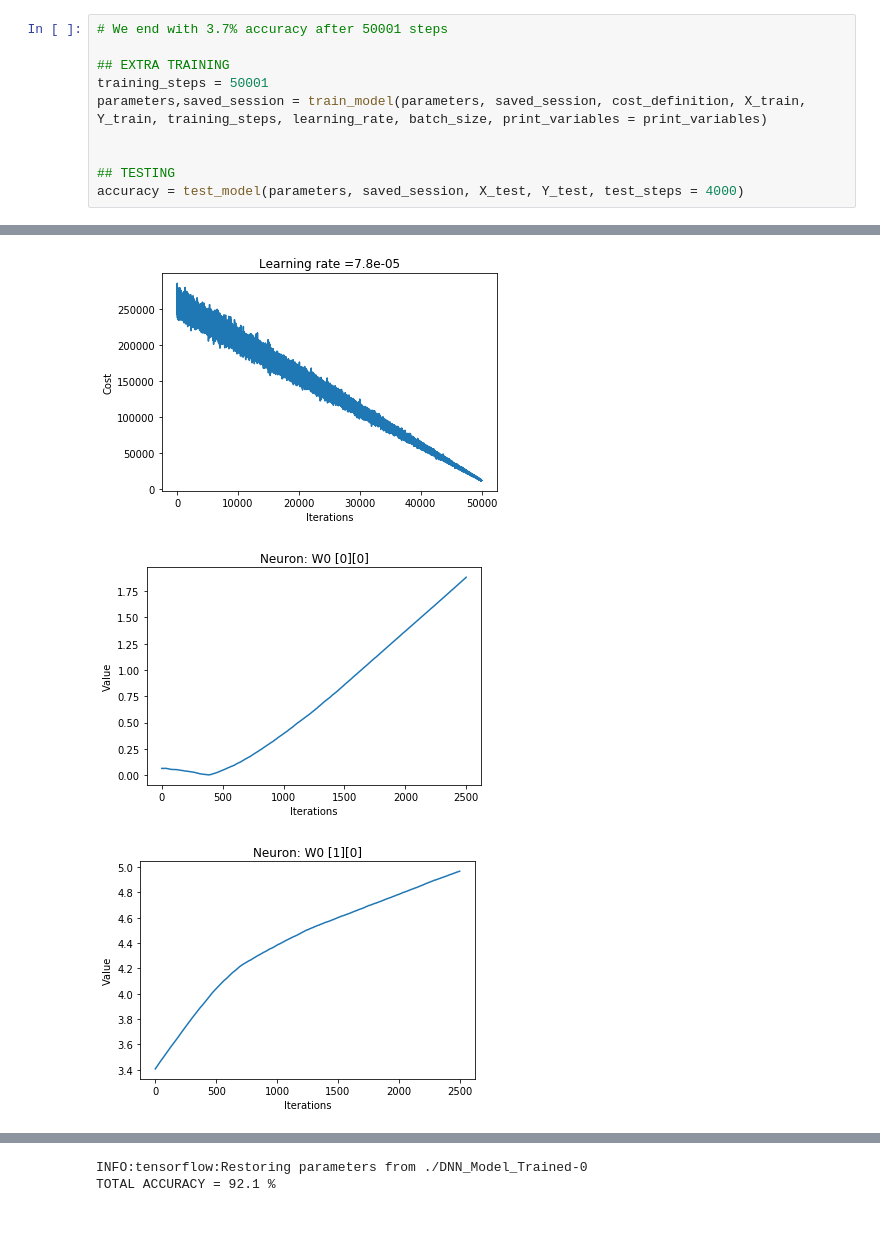
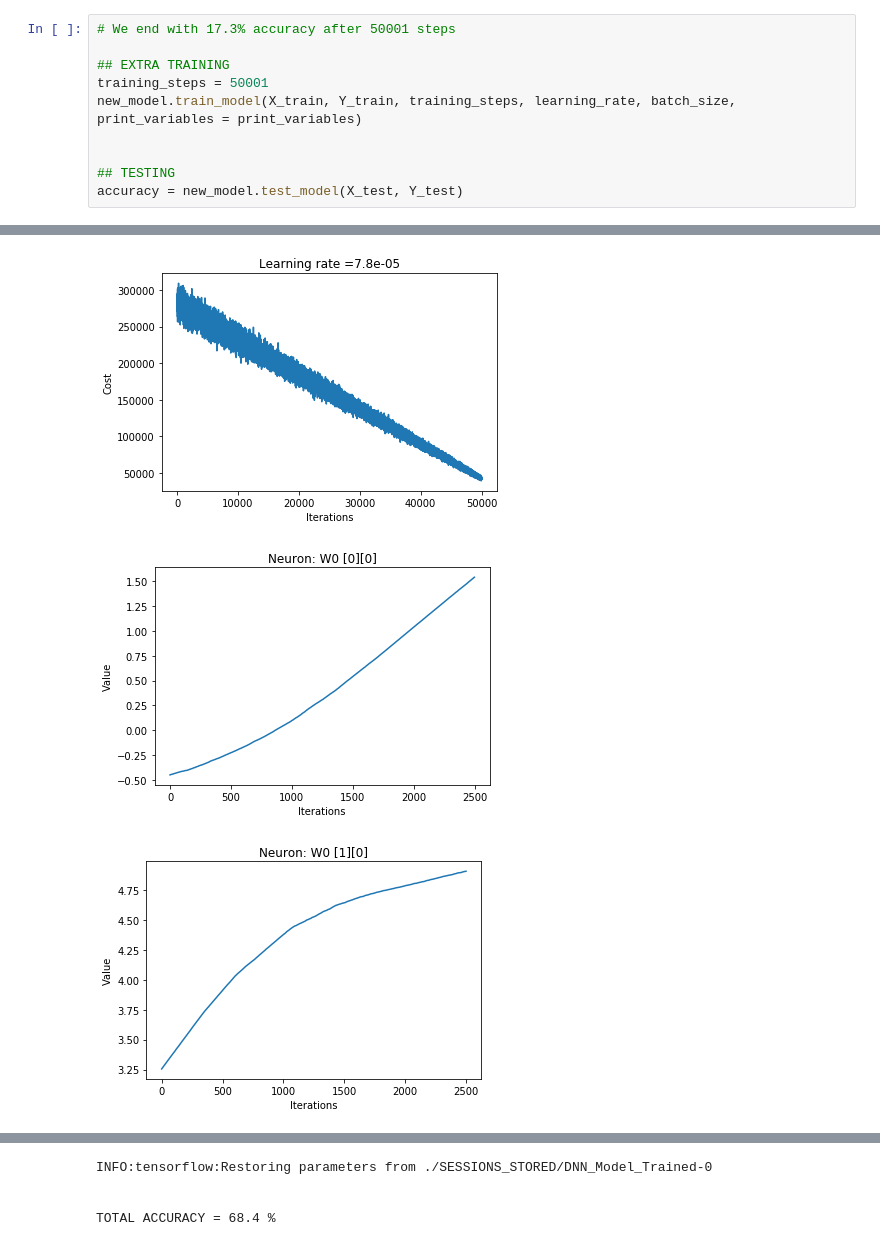
Before and after one commit to juanvergaramunoz/ML_Algorithms, a Jupyter notebook: Customizable DNN - Tensorflow.ipynb, the cells around one changed output, grey strips where cells are left out. Saved outputs shown, nothing was run; the diff lists cells and outputs as text.

```diff
--- a/Customizable DNN - Tensorflow.ipynb
+++ b/Customizable DNN - Tensorflow.ipynb
@@ -388,11 +763,11 @@ TOTAL ACCURACY = 3.7 %
 # %%
-# We end with 3.7% accuracy after 50001 steps
+# We end with 17.3% accuracy after 50001 steps
 
 ## EXTRA TRAINING
 training_steps = 50001
-parameters,saved_session = train_model(parameters, saved_session, cost_definition, X_train, Y_train, training_steps, learning_rate, batch_size, print_variables = print_variables)
+new_model.train_model(X_train, Y_train, training_steps, learning_rate, batch_size, print_variables = print_variables)
 
 
 ## TESTING
-accuracy = test_model(parameters, saved_session, X_test, Y_test, test_steps = 4000)
+accuracy = new_model.test_model(X_test, Y_test)
 # %% [output]
@@ -416,4 +791,4 @@ Final cost = 11709.34
-[figure, old version]
+[figure, new version]
-[figure, old version]
+[figure, new version]
-[figure, old version]
+[figure, new version]
 [figure]
@@ -420,3 +796,5 @@ Final cost = 11709.34
-INFO:tensorflow:Restoring parameters from ./DNN_Model_Trained-0
-TOTAL ACCURACY = 92.1 %
+INFO:tensorflow:Restoring parameters from ./SESSIONS_STORED/DNN_Model_Trained-0
+
+
+TOTAL ACCURACY = 68.4 %
 # %%
```
Also changed, not shown: parts of 5 cells of this notebook.
